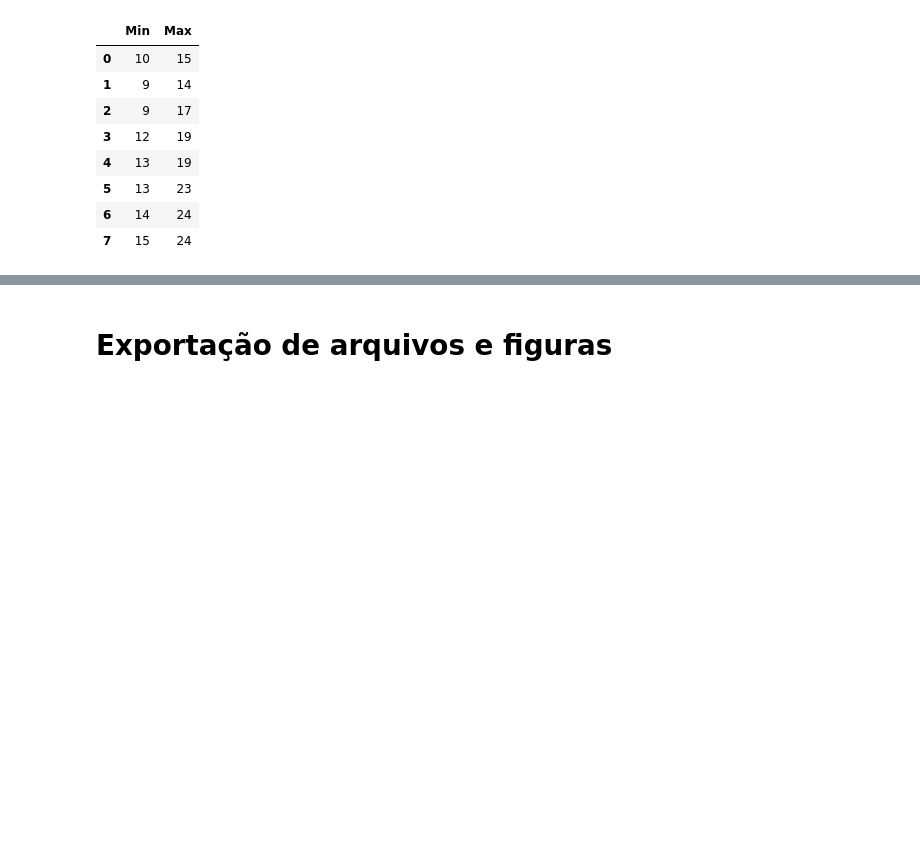
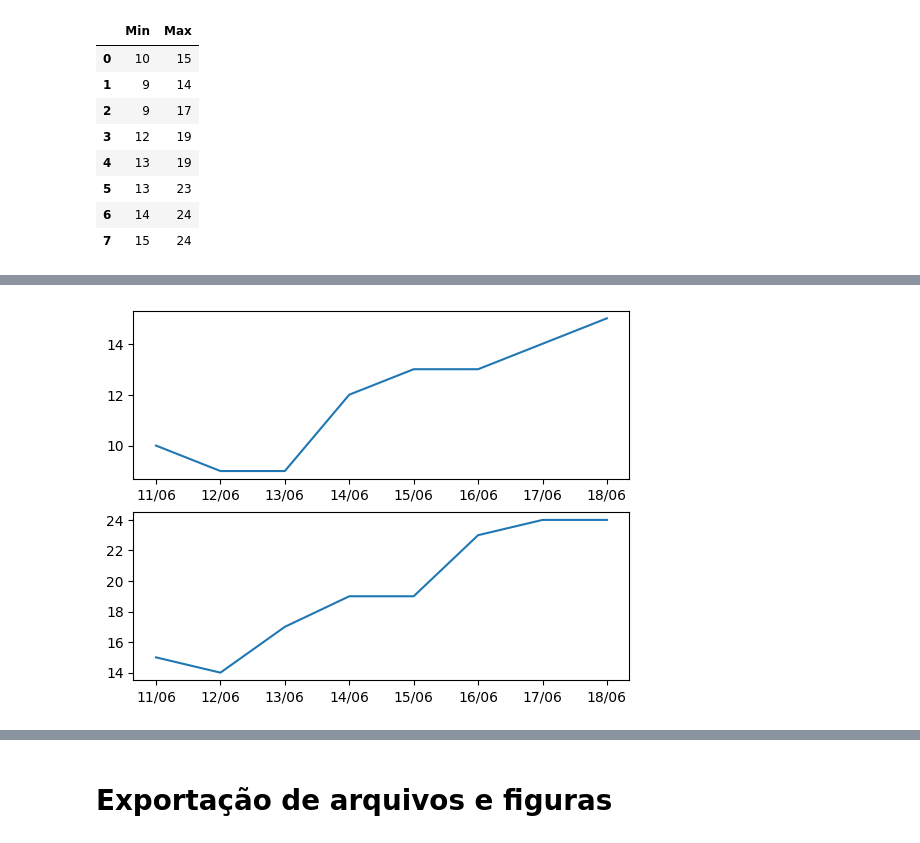
Before and after one commit to SantosRAC/gvenck_python_intro_2025, a Jupyter notebook: Dia_2.ipynb, the cells around one changed output, grey strips where cells are left out. Cells and saved outputs as stored; diff of their text form; code cells hidden in the pictures; blank space fills up the shorter version.

```diff
--- a/Dia_2.ipynb
+++ b/Dia_2.ipynb
@@ -435,0 +447,2 @@ A biblioteca Matplotlib é uma das mais comuns para visualização de dados em P
+# %%
+fig, axes = plt.subplots(nrows=2, ncols=1)
@@ -435,0 +460,4 @@ A biblioteca Matplotlib é uma das mais comuns para visualização de dados em P
+# %%
+fig
+# %% [output]
+[figure, added]
```
Also changed, not shown: parts of 52 cells of this notebook.
